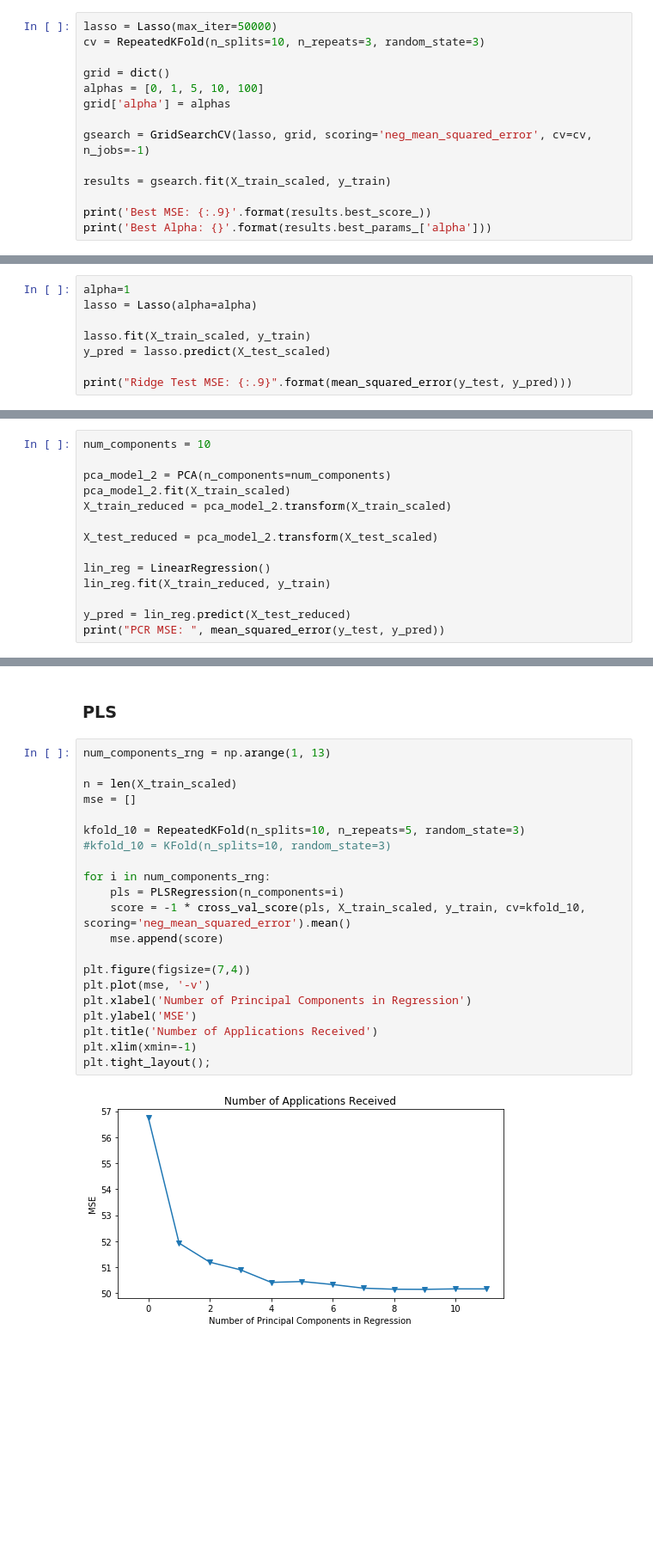
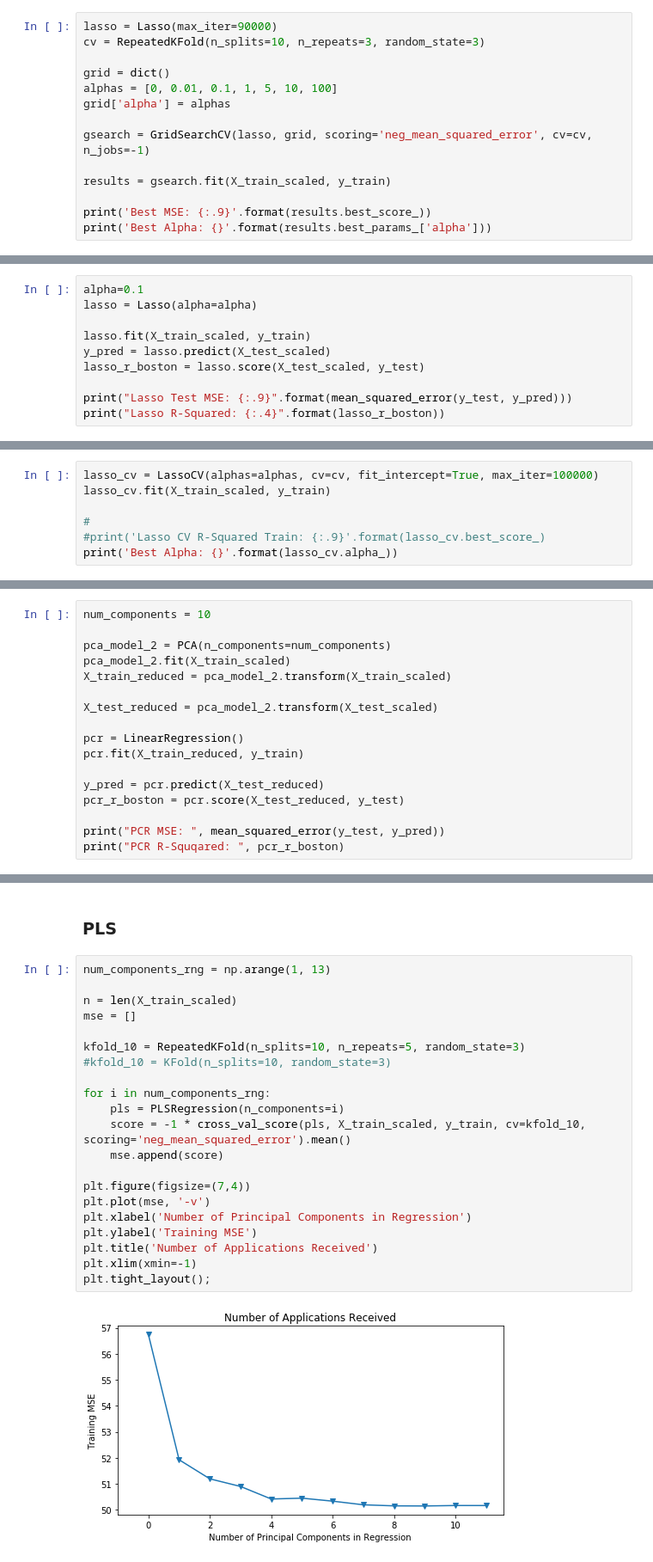
Before and after one commit to Morgan-Sell/islr-labs-exercises-python, a Jupyter notebook: exercises/06_linear_model_sel_reg.ipynb, the cells around one changed output, grey strips where cells are left out. Shown at 86% size. Cells and saved outputs as stored; diff of their text form; blank space fills up the shorter version.

```diff
--- a/exercises/06_linear_model_sel_reg.ipynb
+++ b/exercises/06_linear_model_sel_reg.ipynb
@@ -528,11 +593,11 @@ Ridge Test MSE: 15.9789976
 # %% [markdown]
 ### Lasso Regression
 # %%
-lasso = Lasso(max_iter=50000)
+lasso = Lasso(max_iter=90000)
 cv = RepeatedKFold(n_splits=10, n_repeats=3, random_state=3)
 
 grid = dict()
-alphas = [0, 1, 5, 10, 100]
+alphas = [0, 0.01, 0.1, 1, 5, 10, 100]
 grid['alpha'] = alphas
 
 gsearch = GridSearchCV(lasso, grid, scoring='neg_mean_squared_error', cv=cv, n_jobs=-1)
@@ -547,9 +612,11 @@ Best Alpha: 0
 # %%
-alpha=1
+alpha=0.1
 lasso = Lasso(alpha=alpha)
 
 lasso.fit(X_train_scaled, y_train)
 y_pred = lasso.predict(X_test_scaled)
+lasso_r_boston = lasso.score(X_test_scaled, y_test)
 
-print("Ridge Test MSE: {:.9}".format(mean_squared_error(y_test, y_pred)))
+print("Lasso Test MSE: {:.9}".format(mean_squared_error(y_test, y_pred)))
+print("Lasso R-Squared: {:.4}".format(lasso_r_boston))
 # %% [output]
@@ -556,0 +627,7 @@ Ridge Test MSE: 15.4961922
+# %%
+lasso_cv = LassoCV(alphas=alphas, cv=cv, fit_intercept=True, max_iter=100000)
+lasso_cv.fit(X_train_scaled, y_train)
+
+#
+#print('Lasso CV R-Squared Train: {:.9}'.format(lasso_cv.best_score_)
+print('Best Alpha: {}'.format(lasso_cv.alpha_))
@@ -596,10 +675,13 @@ X_train_reduced = pca_model_2.transform(X_train_scaled)
 
 X_test_reduced = pca_model_2.transform(X_test_scaled)
 
-lin_reg = LinearRegression()
-lin_reg.fit(X_train_reduced, y_train)
+pcr = LinearRegression()
+pcr.fit(X_train_reduced, y_train)
 
-y_pred = lin_reg.predict(X_test_reduced)
+y_pred = pcr.predict(X_test_reduced)
+pcr_r_boston = pcr.score(X_test_reduced, y_test)
+
 print("PCR MSE: ", mean_squared_error(y_test, y_pred))
+print("PCR R-Squqared: ", pcr_r_boston)
 # %% [output]
 PCR MSE:  16.161972869360085
@@ -608,24 +691,24 @@ PCR MSE:  16.161972869360085
 # %%
 num_components_rng = np.arange(1, 13)
 
 n = len(X_train_scaled)
 mse = []
 
 kfold_10 = RepeatedKFold(n_splits=10, n_repeats=5, random_state=3)
 #kfold_10 = KFold(n_splits=10, random_state=3)
 
 for i in num_components_rng:
     pls = PLSRegression(n_components=i)
     score = -1 * cross_val_score(pls, X_train_scaled, y_train, cv=kfold_10, scoring='neg_mean_squared_error').mean()
     mse.append(score)
 
 plt.figure(figsize=(7,4))
 plt.plot(mse, '-v')
 plt.xlabel('Number of Principal Components in Regression')
-plt.ylabel('MSE')
+plt.ylabel('Training MSE')
 plt.title('Number of Applications Received')
 plt.xlim(xmin=-1)
 plt.tight_layout();
 # %% [output]
-[figure, old version]
+[figure, new version]
 # %%
```
Also changed, not shown: parts of 36 cells of this notebook.
